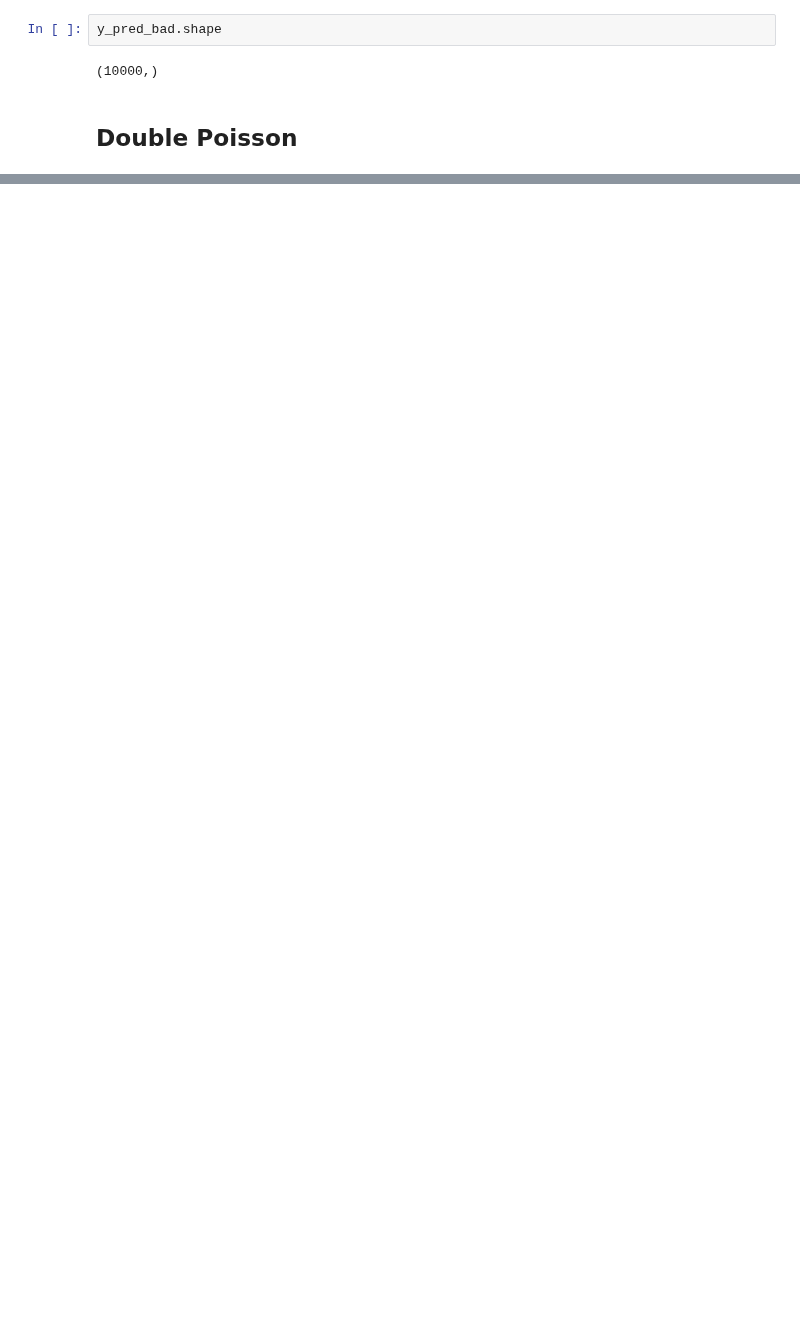
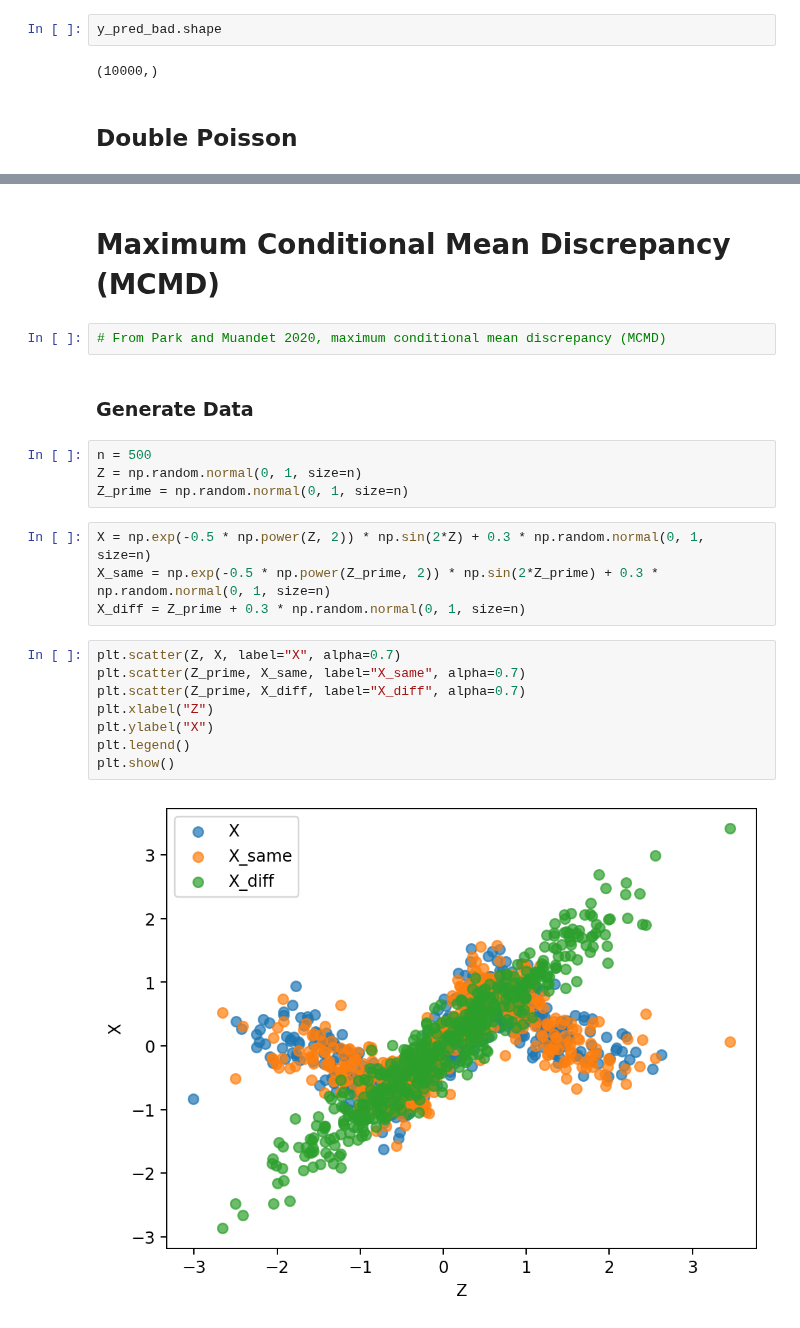
Before and after one commit to porterjenkins/deep_uncertainty, a Jupyter notebook: deep_uncertainty/notebooks/mmd.ipynb, the cells around one changed output, grey strips where cells are left out. Drawn from its saved outputs; the diff is of its cells as text; blank space fills up the shorter version.

```diff
--- a/deep_uncertainty/notebooks/mmd.ipynb
+++ b/deep_uncertainty/notebooks/mmd.ipynb
@@ -333,0 +335,24 @@ tensor(1.5046)
+# %% [markdown]
+# Maximum Conditional Mean Discrepancy (MCMD)
+# %%
+# From Park and Muandet 2020, maximum conditional mean discrepancy (MCMD)
+# %% [markdown]
+### Generate Data
+# %%
+n = 500
+Z = np.random.normal(0, 1, size=n)
+Z_prime = np.random.normal(0, 1, size=n)
+# %%
+X = np.exp(-0.5 * np.power(Z, 2)) * np.sin(2*Z) + 0.3 * np.random.normal(0, 1, size=n)
+X_same = np.exp(-0.5 * np.power(Z_prime, 2)) * np.sin(2*Z_prime) + 0.3 * np.random.normal(0, 1, size=n)
+X_diff = Z_prime + 0.3 * np.random.normal(0, 1, size=n)
+# %%
+plt.scatter(Z, X, label="X", alpha=0.7)
+plt.scatter(Z_prime, X_same, label="X_same", alpha=0.7)
+plt.scatter(Z_prime, X_diff, label="X_diff", alpha=0.7)
+plt.xlabel("Z")
+plt.ylabel("X")
+plt.legend()
+plt.show()
+# %% [output]
+[figure, added]
```
Also changed, not shown: parts of 27 cells of this notebook.
